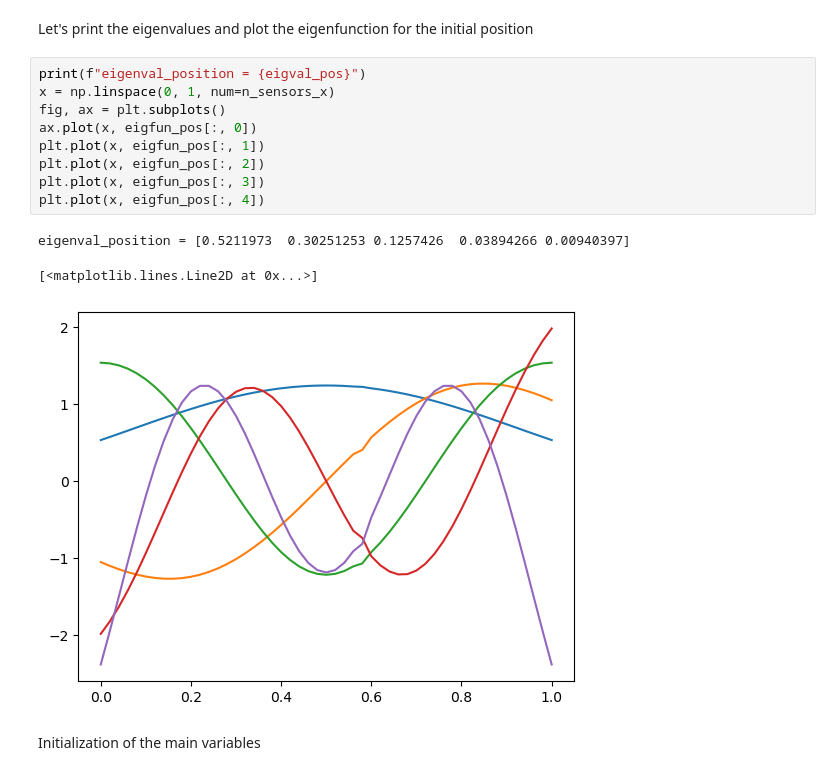
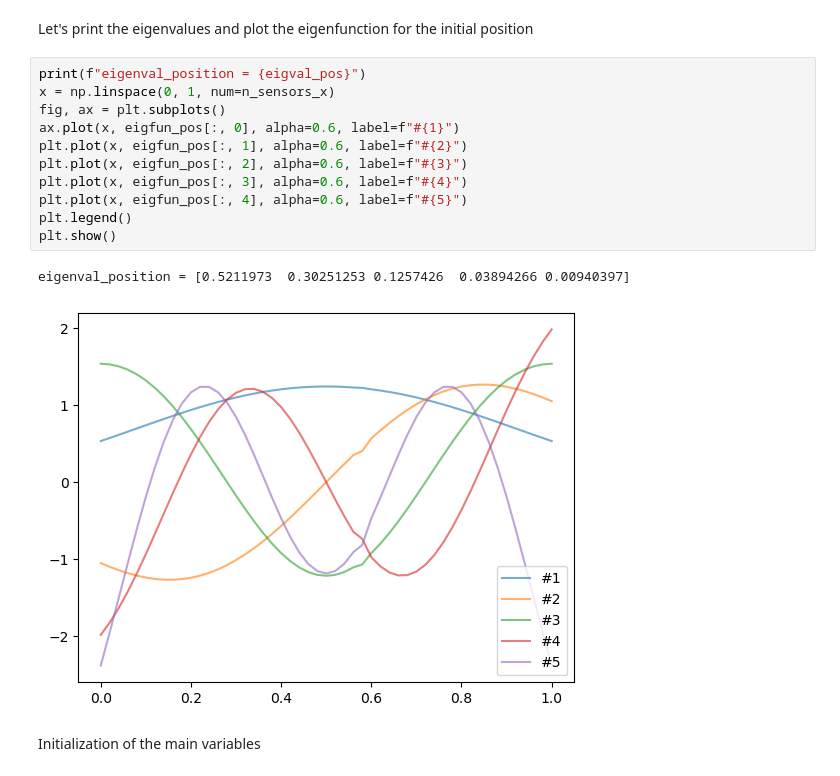
Before and after one commit to fperiago/pinn_deeponet_for_beginners, a Jupyter notebook: pinn_course/src/generate_data_wave.ipynb, the cells around one changed output. Drawn from its saved outputs; the diff is of its cells as text.

```diff
--- a/pinn_course/src/generate_data_wave.ipynb
+++ b/pinn_course/src/generate_data_wave.ipynb
@@ -76,16 +76,17 @@ Let's print the eigenvalues and plot the eigenfunction for the initial position
 # %%
 print(f"eigenval_position = {eigval_pos}")
 x = np.linspace(0, 1, num=n_sensors_x)
 fig, ax = plt.subplots()
-ax.plot(x, eigfun_pos[:, 0])
-plt.plot(x, eigfun_pos[:, 1])
-plt.plot(x, eigfun_pos[:, 2])
-plt.plot(x, eigfun_pos[:, 3])
-plt.plot(x, eigfun_pos[:, 4])
+ax.plot(x, eigfun_pos[:, 0], alpha=0.6, label=f"#{1}")
+plt.plot(x, eigfun_pos[:, 1], alpha=0.6, label=f"#{2}")
+plt.plot(x, eigfun_pos[:, 2], alpha=0.6, label=f"#{3}")
+plt.plot(x, eigfun_pos[:, 3], alpha=0.6, label=f"#{4}")
+plt.plot(x, eigfun_pos[:, 4], alpha=0.6, label=f"#{5}")
+plt.legend()
+plt.show()
 # %% [output]
 eigenval_position = [0.5211973  0.30251253 0.1257426  0.03894266 0.00940397]
-[<matplotlib.lines.Line2D at 0x...>]
-[figure, old version]
+[figure, new version]
 # %% [markdown]
 Initialization of the main variables
 # %%
```
Also changed, not shown: parts of 2 cells of this notebook, 7 other files.
